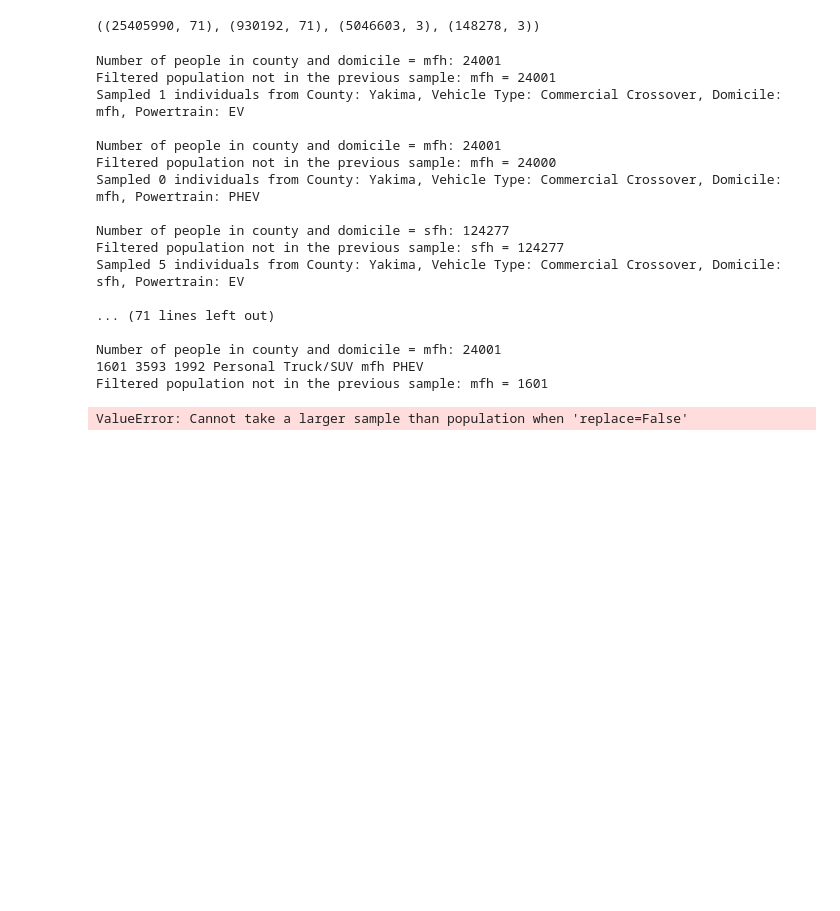
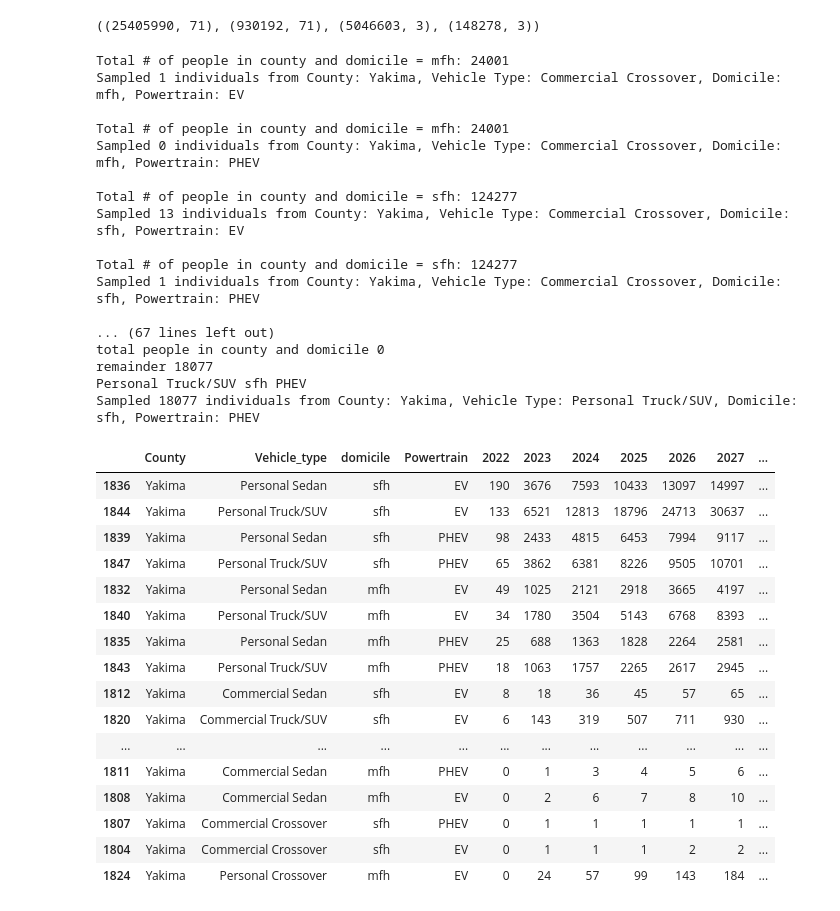
Before and after one commit to rmi-mobility-data-science/replicaEVSE, a Jupyter notebook: notebooks/stock_rollover.ipynb, the cells around one changed output. Saved outputs shown, nothing was run; the diff lists cells and outputs as text; code cells hidden in the pictures; blank space fills up the shorter version.

Commit message:
sort by most num vehicles?

```diff
--- a/notebooks/stock_rollover.ipynb
+++ b/notebooks/stock_rollover.ipynb
@@ -525,26 +529,45 @@ def exclusionary_sampler(df: pd.DataFrame, population_df: pd.DataFrame, nev_df:
     full_county_df = pd.concat(cnty_df_list)
     return full_county_df
 # %%
-full_county_df = exclusionary_sampler(county_trip_df, county_pop_df, nvehicles_sub, county, 2030)
+full_county_df = exclusionary_sampler(county_trip_df, county_pop_df, nvehicles_sub, county, 2035)
 # %% [output]
-Number of people in county and domicile = mfh: 24001
-Filtered population not in the previous sample: mfh = 24001
+Total # of people in county and domicile = mfh: 24001
 Sampled 1 individuals from County: Yakima, Vehicle Type: Commercial Crossover, Domicile: mfh, Powertrain: EV
 
-Number of people in county and domicile = mfh: 24001
-Filtered population not in the previous sample: mfh = 24000
+Total # of people in county and domicile = mfh: 24001
 Sampled 0 individuals from County: Yakima, Vehicle Type: Commercial Crossover, Domicile: mfh, Powertrain: PHEV
 
-Number of people in county and domicile = sfh: 124277
-Filtered population not in the previous sample: sfh = 124277
-Sampled 5 individuals from County: Yakima, Vehicle Type: Commercial Crossover, Domicile: sfh, Powertrain: EV
+Total # of people in county and domicile = sfh: 124277
+Sampled 13 individuals from County: Yakima, Vehicle Type: Commercial Crossover, Domicile: sfh, Powertrain: EV
 
-... (71 lines left out)
+Total # of people in county and domicile = sfh: 124277
+Sampled 1 individuals from County: Yakima, Vehicle Type: Commercial Crossover, Domicile: sfh, Powertrain: PHEV
 
-Number of people in county and domicile = mfh: 24001
-1601 3593 1992 Personal Truck/SUV mfh PHEV
-Filtered population not in the previous sample: mfh = 1601
+... (67 lines left out)
+total people in county and domicile 0
+remainder 18077
+Personal Truck/SUV sfh PHEV
+Sampled 18077 individuals from County: Yakima, Vehicle Type: Personal Truck/SUV, Domicile: sfh, Powertrain: PHEV
-ValueError: Cannot take a larger sample than population when 'replace=False'
+# %%
+nvehicles_sub.sort_values(by='2022', ascending=False)
+# %% [output]
+|  | County | Vehicle_type | domicile | Powertrain | 2022 | 2023 | 2024 | 2025 | 2026 | 2027 | ... |
+| 1836 | Yakima | Personal Sedan | sfh | EV | 190 | 3676 | 7593 | 10433 | 13097 | 14997 | ... |
+| 1844 | Yakima | Personal Truck/SUV | sfh | EV | 133 | 6521 | 12813 | 18796 | 24713 | 30637 | ... |
+| 1839 | Yakima | Personal Sedan | sfh | PHEV | 98 | 2433 | 4815 | 6453 | 7994 | 9117 | ... |
+| 1847 | Yakima | Personal Truck/SUV | sfh | PHEV | 65 | 3862 | 6381 | 8226 | 9505 | 10701 | ... |
+| 1832 | Yakima | Personal Sedan | mfh | EV | 49 | 1025 | 2121 | 2918 | 3665 | 4197 | ... |
+| 1840 | Yakima | Personal Truck/SUV | mfh | EV | 34 | 1780 | 3504 | 5143 | 6768 | 8393 | ... |
+| 1835 | Yakima | Personal Sedan | mfh | PHEV | 25 | 688 | 1363 | 1828 | 2264 | 2581 | ... |
+| 1843 | Yakima | Personal Truck/SUV | mfh | PHEV | 18 | 1063 | 1757 | 2265 | 2617 | 2945 | ... |
+| 1812 | Yakima | Commercial Sedan | sfh | EV | 8 | 18 | 36 | 45 | 57 | 65 | ... |
+| 1820 | Yakima | Commercial Truck/SUV | sfh | EV | 6 | 143 | 319 | 507 | 711 | 930 | ... |
+| ... | ... | ... | ... | ... | ... | ... | ... | ... | ... | ... | ... |
+| 1811 | Yakima | Commercial Sedan | mfh | PHEV | 0 | 1 | 3 | 4 | 5 | 6 | ... |
+| 1808 | Yakima | Commercial Sedan | mfh | EV | 0 | 2 | 6 | 7 | 8 | 10 | ... |
+| 1807 | Yakima | Commercial Crossover | sfh | PHEV | 0 | 1 | 1 | 1 | 1 | 1 | ... |
+| 1804 | Yakima | Commercial Crossover | sfh | EV | 0 | 1 | 1 | 1 | 2 | 2 | ... |
+| 1824 | Yakima | Personal Crossover | mfh | EV | 0 | 24 | 57 | 99 | 143 | 184 | ... |
 # %%
 full_county_df.drop_duplicates(subset=['person_id']).shape, county_pop_df.shape, full_county_df.shape
 # %% [output]
```
Also changed, not shown: parts of 2 cells of this notebook.
